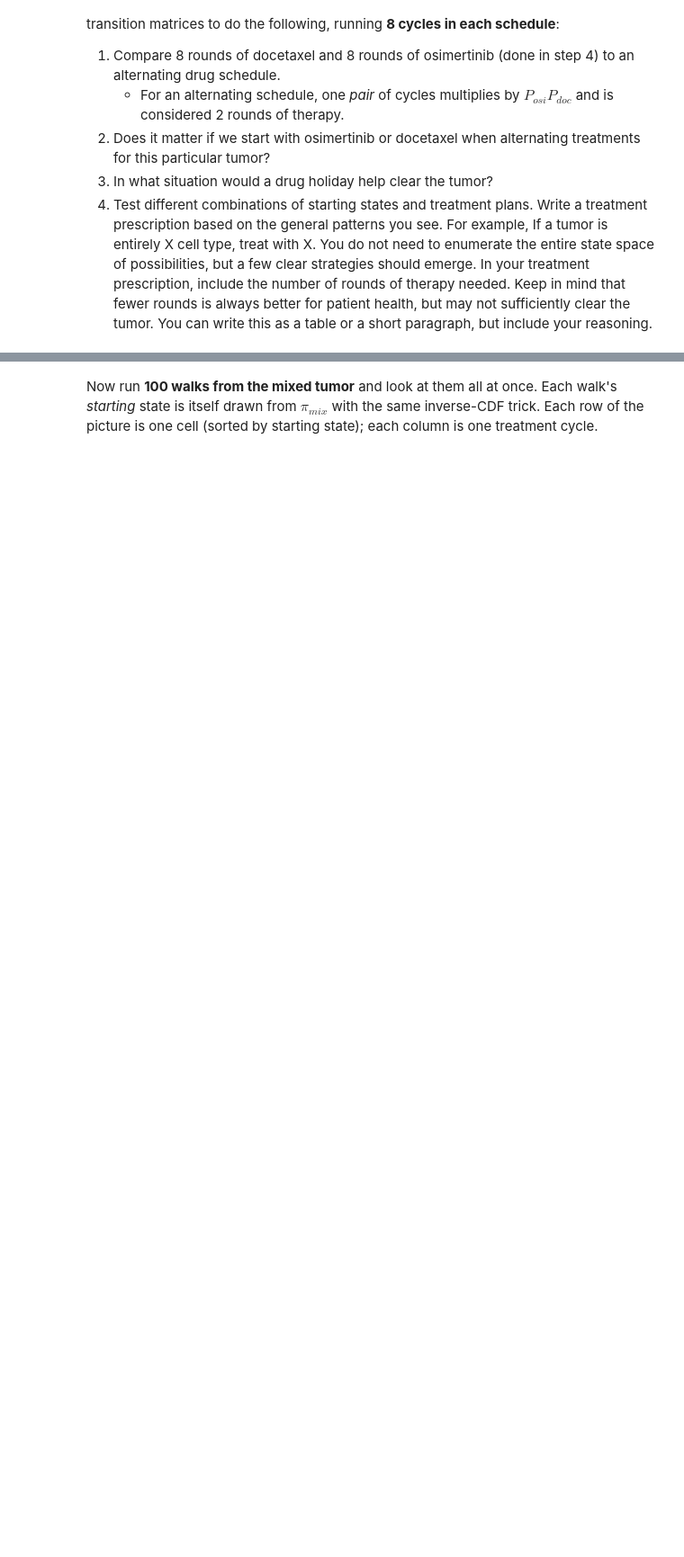
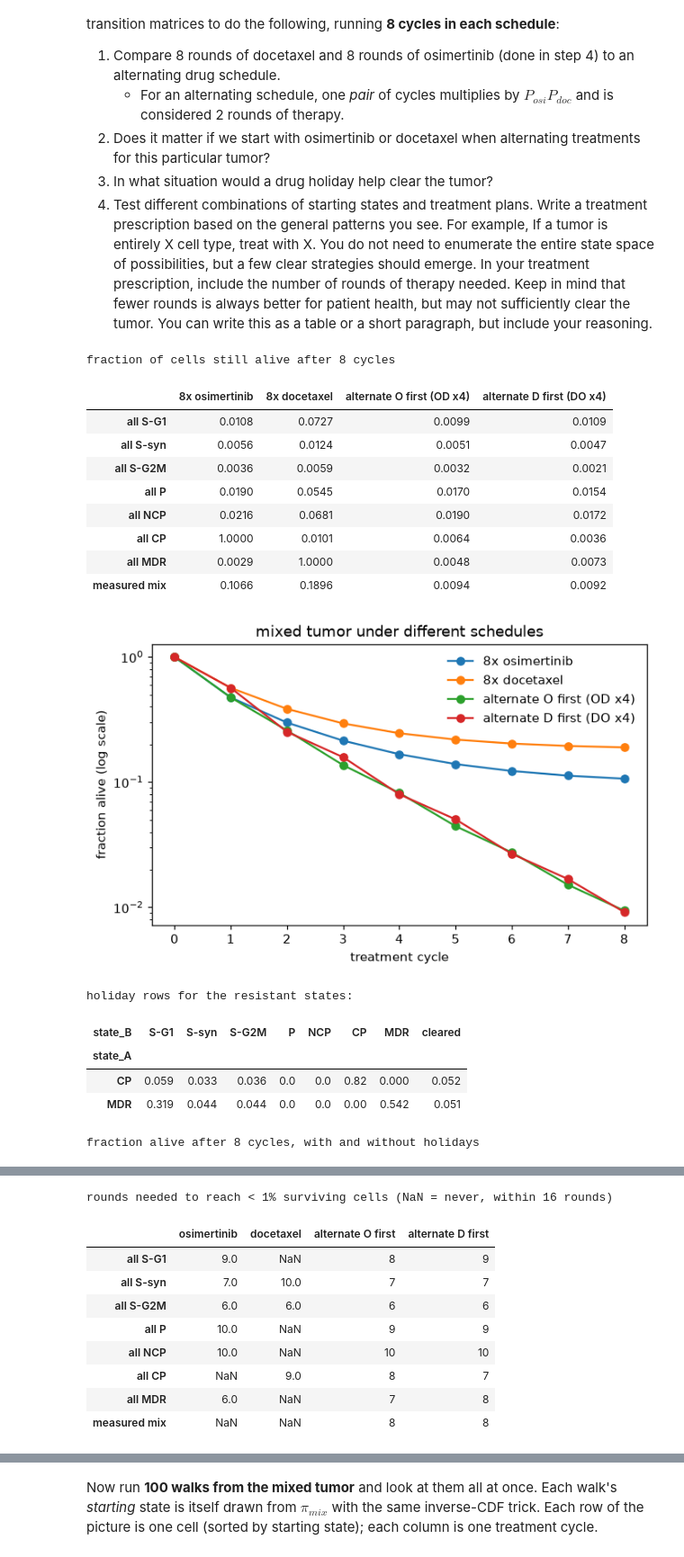
Before and after one commit to jcstallard3/uu_markov, a Jupyter notebook: lab_2/Lab09_markov_chain_cells.ipynb, the cells around one changed output, grey strips where cells are left out. Shown at 90% size. Saved outputs shown, nothing was run; the diff lists cells and outputs as text; code cells hidden in the pictures; blank space fills up the shorter version.

```diff
--- a/lab_2/Lab09_markov_chain_cells.ipynb
+++ b/lab_2/Lab09_markov_chain_cells.ipynb
@@ -324,3 +426,67 @@ We can answer a LOT of questions about what treatment strategy is best, just bas
 4. Test different combinations of starting states and treatment plans. Write a treatment prescription based on the general patterns you see. For example, If a tumor is entirely X cell type, treat with X. You do not need to enumerate the entire state space of possibilities, but a few clear strategies should emerge. In your treatment prescription, include the number of rounds of therapy needed. Keep in mind that fewer rounds is always better for patient health, but may not sufficiently clear the tumor. You can write this as a table or a short paragraph, but include your reasoning.
 # %%
 ## Add code here
+from functools import reduce
+DRUGS = {"O": P_osi, "D": P_doc, "H": P_holiday}
+
+def schedule_matrix(plan):
+    '''plan is a string such as "ODODODOD"; returns the product of the matrices in that order.'''
+    return reduce(np.matmul, [DRUGS[c] for c in plan], np.eye(len(OUTCOMES)))
+
+def alive_after(pi0, plan):
+    return 1 - (pi0 @ schedule_matrix(plan))[-1]
+
+STARTS = {**{f"all {s}": basis(s, P_hat) for s in STATES}, "measured mix": pi_mix}
+
+PLANS = {"8x osimertinib": "O" * 8, "8x docetaxel": "D" * 8,
+         "alternate O first (OD x4)": "OD" * 4, "alternate D first (DO x4)": "DO" * 4}
+alive_table = pd.DataFrame({p: {k: alive_after(v, plan) for k, v in STARTS.items()}
+                            for p, plan in PLANS.items()})
+print("fraction of cells still alive after 8 cycles")
+display(alive_table.round(4))
+
+fig, ax = plt.subplots(figsize = (7, 4))
+for p, plan in PLANS.items():
+    ax.plot(range(9), [alive_after(pi_mix, plan[:t]) for t in range(9)], marker = "o", label = p)
+ax.set_yscale("log"); ax.set_xlabel("treatment cycle"); ax.set_ylabel("fraction alive (log scale)")
+ax.set_title("mixed tumor under different schedules"); ax.legend(frameon=False)
+plt.show()
+
+print("holiday rows for the resistant states:")
+display(P_holiday_df.loc[["CP", "MDR"]].round(3))
+HOLIDAY_PLANS = {"8x docetaxel": "D" * 8, "docetaxel + holiday (DH x4)": "DH" * 4,
+                 "8x osimertinib": "O" * 8, "osimertinib + holiday (OH x4)": "OH" * 4,
+                 "OD x4": "OD" * 4}
+print("fraction alive after 8 cycles, with and without holidays")
+display(pd.DataFrame({p: {k: alive_after(STARTS[k], plan) for k in ["all CP", "all MDR", "measured mix"]}
+                      for p, plan in HOLIDAY_PLANS.items()}).round(4))
+
+def rounds_needed(pi0, pattern, target = 0.01, max_rounds = 16):
+    for n in range(1, max_rounds + 1):
+        if alive_after(pi0, (pattern * max_rounds)[:n]) < target:
+            return n
+    return np.nan
+
+STRATS = {"osimertinib": "O", "docetaxel": "D", "alternate O first": "OD", "alternate D first": "DO"}
+rx = pd.DataFrame({name: {k: rounds_needed(v, pat) for k, v in STARTS.items()}
+                   for name, pat in STRATS.items()})
+print("rounds needed to reach < 1% surviving cells (NaN = never, within 16 rounds)")
+rx
+# %% [output]
+fraction of cells still alive after 8 cycles
+|  | 8x osimertinib | 8x docetaxel | alternate O first (OD x4) | alternate D first (DO x4) |
+| all S-G1 | 0.0108 | 0.0727 | 0.0099 | 0.0109 |
+| all S-syn | 0.0056 | 0.0124 | 0.0051 | 0.0047 |
+| all S-G2M | 0.0036 | 0.0059 | 0.0032 | 0.0021 |
+| all P | 0.0190 | 0.0545 | 0.0170 | 0.0154 |
+| all NCP | 0.0216 | 0.0681 | 0.0190 | 0.0172 |
+| all CP | 1.0000 | 0.0101 | 0.0064 | 0.0036 |
+| all MDR | 0.0029 | 1.0000 | 0.0048 | 0.0073 |
+| measured mix | 0.1066 | 0.1896 | 0.0094 | 0.0092 |
+[figure, added]
+holiday rows for the resistant states:
+| state_B | S-G1 | S-syn | S-G2M | P | NCP | CP | MDR | cleared |
+| state_A |  |  |  |  |  |  |  |  |
+| CP | 0.059 | 0.033 | 0.036 | 0.0 | 0.0 | 0.82 | 0.000 | 0.052 |
+| MDR | 0.319 | 0.044 | 0.044 | 0.0 | 0.0 | 0.00 | 0.542 | 0.051 |
+fraction alive after 8 cycles, with and without holidays
@@ -327,2 +497,12 @@ We can answer a LOT of questions about what treatment strategy is best, just bas
+rounds needed to reach < 1% surviving cells (NaN = never, within 16 rounds)
+|  | osimertinib | docetaxel | alternate O first | alternate D first |
+| all S-G1 | 9.0 | NaN | 8 | 9 |
+| all S-syn | 7.0 | 10.0 | 7 | 7 |
+| all S-G2M | 6.0 | 6.0 | 6 | 6 |
+| all P | 10.0 | NaN | 9 | 9 |
+| all NCP | 10.0 | NaN | 10 | 10 |
+| all CP | NaN | 9.0 | 8 | 7 |
+| all MDR | 6.0 | NaN | 7 | 8 |
+| measured mix | NaN | NaN | 8 | 8 |
 # %% [markdown]
 *Answer questions here.*
```
Also changed, not shown: parts of 24 cells of this notebook.
